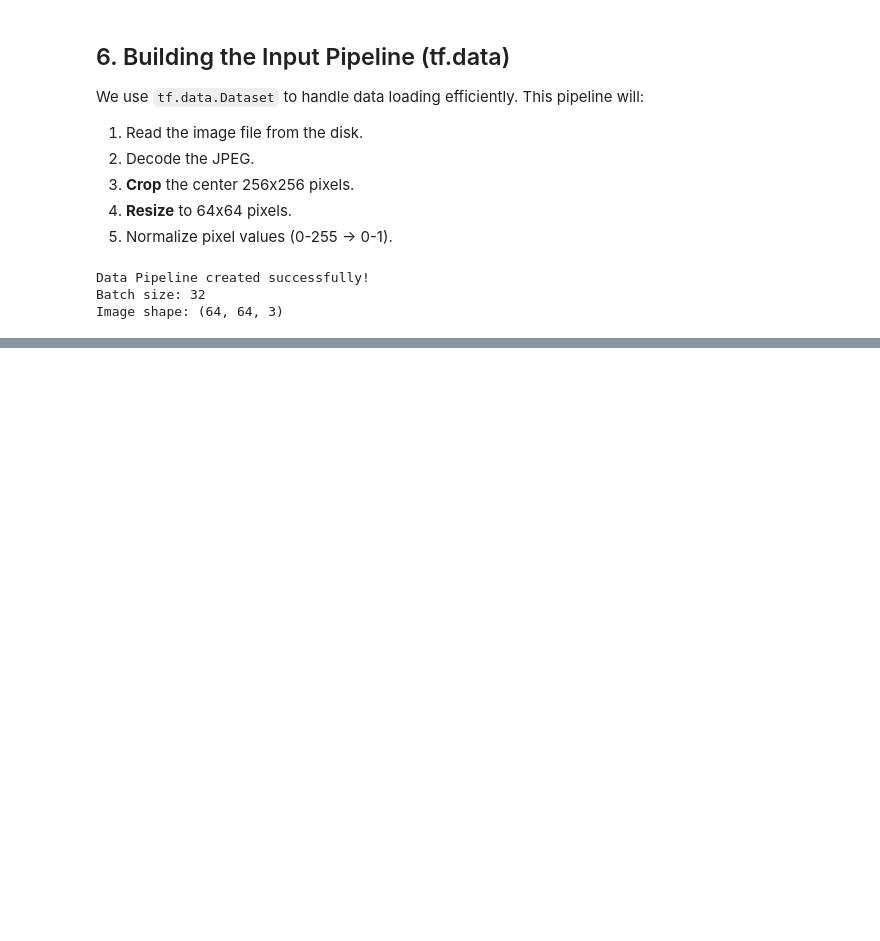
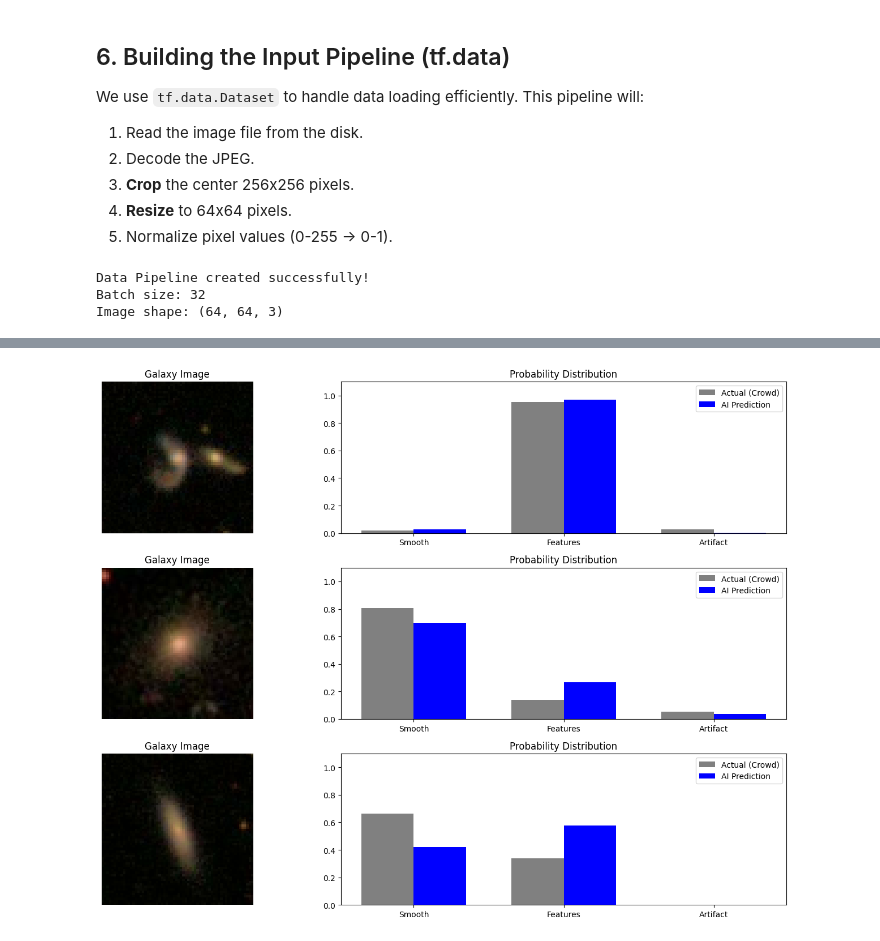
Before and after one commit to ThomasMcAdamBarkley/Galaxy_Morphology_Project, a Jupyter notebook: src/01_inspect_data.ipynb, the cells around one changed output, grey strips where cells are left out. Saved outputs shown, nothing was run; the diff lists cells and outputs as text; code cells hidden in the pictures; blank space fills up the shorter version.

```diff
--- a/src/01_inspect_data.ipynb
+++ b/src/01_inspect_data.ipynb
@@ -270,0 +500,46 @@ Image shape: (64, 64, 3)
+# %%
+import numpy as np
+
+def visualize_prediction(dataset, model):
+    # 1. Get a single batch of images and labels
+    # 'iter' grabs the next batch from the data pipeline
+    images, labels = next(iter(dataset))
+
+    # 2. Make predictions
+    predictions = model.predict(images)
+
+    # 3. Plot the first 3 galaxies in the batch
+    plt.figure(figsize=(15, 10))
+
+    for i in range(3):
+        # --- Image ---
+        plt.subplot(3, 2, 2*i + 1)
+        plt.imshow(images[i])
+        plt.axis('off')
+        plt.title("Galaxy Image")
+
+        # --- Bar Chart (Truth vs Prediction) ---
+        plt.subplot(3, 2, 2*i + 2)
+
+        # We only look at the first 3 classes: Smooth, Features, Artifact
+        categories = ['Smooth', 'Features', 'Artifact']
+        truth = labels[i][:3]
+        pred = predictions[i][:3]
+
+        x = np.arange(len(categories))
+        width = 0.35
+
+        plt.bar(x - width/2, truth, width, label='Actual (Crowd)', color='gray')
+        plt.bar(x + width/2, pred, width, label='AI Prediction', color='blue')
+
+        plt.xticks(x, categories)
+        plt.ylim(0, 1.1)
+        plt.legend()
+        plt.title("Probability Distribution")
+
+    plt.tight_layout()
+    plt.show()
+
+# Run the visualizer
+visualize_prediction(val_ds, model)
+# %% [output]
@@ -270,0 +547 @@ Image shape: (64, 64, 3)
+[figure, added]
```
Also changed, not shown: parts of 14 cells of this notebook, 5 other files.
